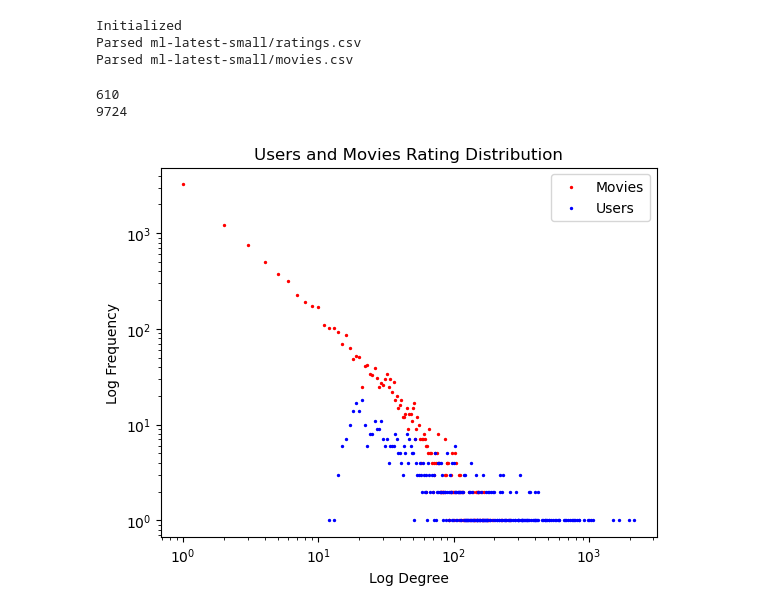
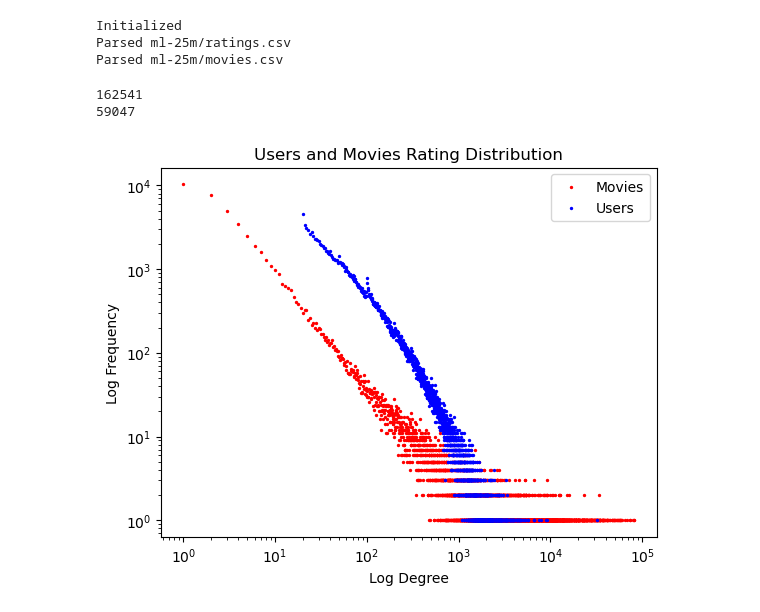
Before and after one commit to JamesHund/Recommender-System, a Jupyter notebook: demo.ipynb, the cells around one changed output. Cells and saved outputs as stored; diff of their text form; code cells hidden in the pictures.

```diff
--- a/demo.ipynb
+++ b/demo.ipynb
@@ -8,51 +8,54 @@ import math
 import numpy as np
 # %%
 rec = Recommender(lam=0.01, gamma=0.01, tau=0.01)
-rec.initialize_from_csv("ml-latest-small/movies.csv", "ml-latest-small/ratings.csv", train_test_split=True)
+rec.initialize_from_csv("ml-25m/movies.csv", "ml-25m/ratings.csv", train_test_split=True)
 print(len(rec.users))
 print(len(rec.movies))
 # %% [output]
 Initialized
-Parsed ml-latest-small/ratings.csv
-Parsed ml-latest-small/movies.csv
+Parsed ml-25m/ratings.csv
+Parsed ml-25m/movies.csv
-610
-9724
+162541
+59047
 # %%
-user_freq = {}
-movie_freq = {}
+def plot_rating_distributions(rec):
+    user_freq = {}
+    movie_freq = {}
 
-#iterate over users
-for user in rec.users:
-    degree = len(user.ratings)
-    if degree not in user_freq:
-        user_freq[degree] = 1
-    else:
-        user_freq[degree] += 1
+    #iterate over users
+    for user in rec.users:
+        degree = len(user.ratings)
+        if degree not in user_freq:
+            user_freq[degree] = 1
+        else:
+            user_freq[degree] += 1
 
-for movie in rec.movies:
-    degree = len(movie.ratings)
+    for movie in rec.movies:
+        degree = len(movie.ratings)
 
-    if degree not in movie_freq:
-        movie_freq[degree] = 1
-    else:
-        movie_freq[degree] += 1
+        if degree not in movie_freq:
+            movie_freq[degree] = 1
+        else:
+            movie_freq[degree] += 1
 
-m_deg = [degree for degree in movie_freq.keys()]
-m_freq = [freq for freq in movie_freq.values()]
-plt.scatter(m_deg, m_freq, c='red', s=2, label='Movies')
+    m_deg = [degree for degree in movie_freq.keys()]
+    m_freq = [freq for freq in movie_freq.values()]
+    plt.scatter(m_deg, m_freq, c='red', s=2, label='Movies')
 
-u_deg = [degree for degree in user_freq.keys()]
-u_freq = [freq for freq in user_freq.values()]
-plt.scatter(u_deg, u_freq, c='blue', s=2, label='Users')
-plt.xscale("log")
-plt.yscale("log")
+    u_deg = [degree for degree in user_freq.keys()]
+    u_freq = [freq for freq in user_freq.values()]
+    plt.scatter(u_deg, u_freq, c='blue', s=2, label='Users')
+    plt.xscale("log")
+    plt.yscale("log")
 
 
-plt.xlabel("Log Degree")
-plt.ylabel("Log Frequency")
-plt.legend()
-plt.title("Users and Movies Rating Distribution")
+    plt.xlabel("Log Degree")
+    plt.ylabel("Log Frequency")
+    plt.legend()
+    plt.title("Users and Movies Rating Distribution")
 
-plt.show()
+    plt.show()
+
+plot_rating_distributions(rec)
 # %% [output]
-[figure, old version]
+[figure, new version]
```
Also changed, not shown: parts of 14 cells of this notebook, 1 other file.
